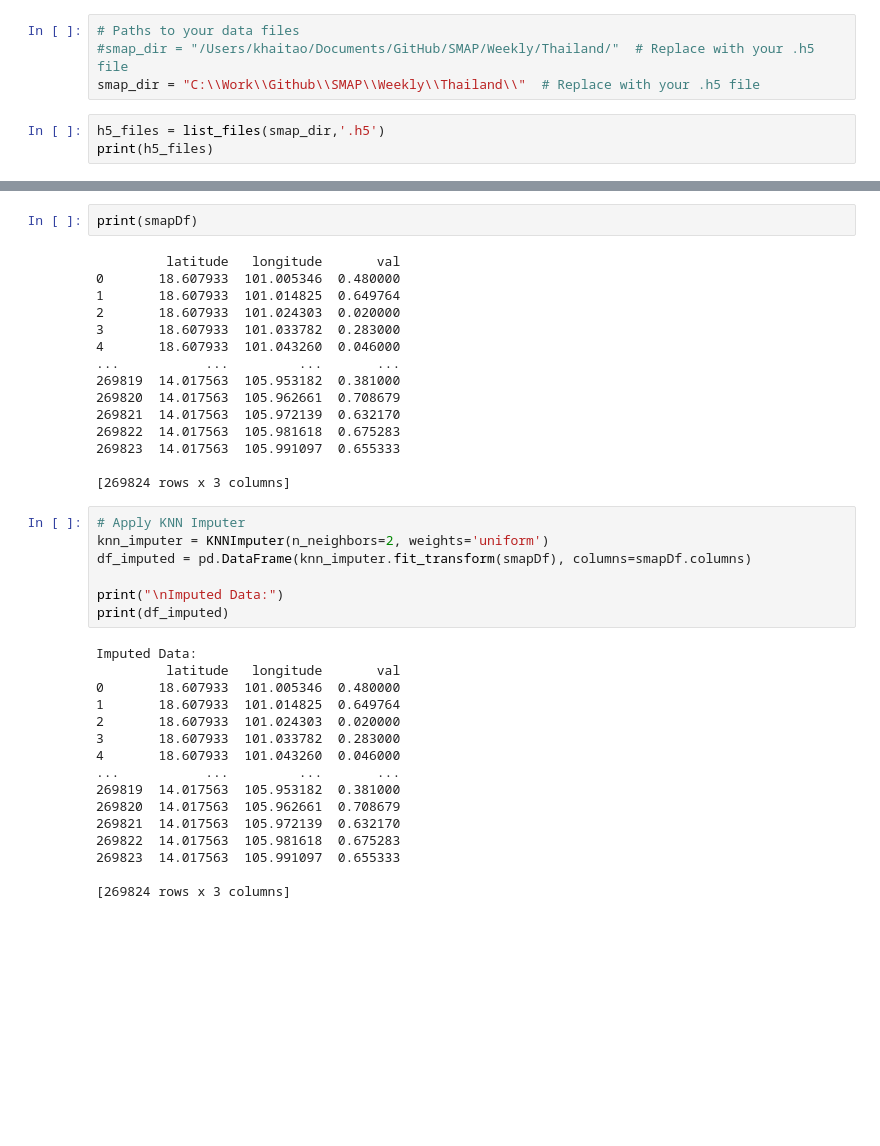
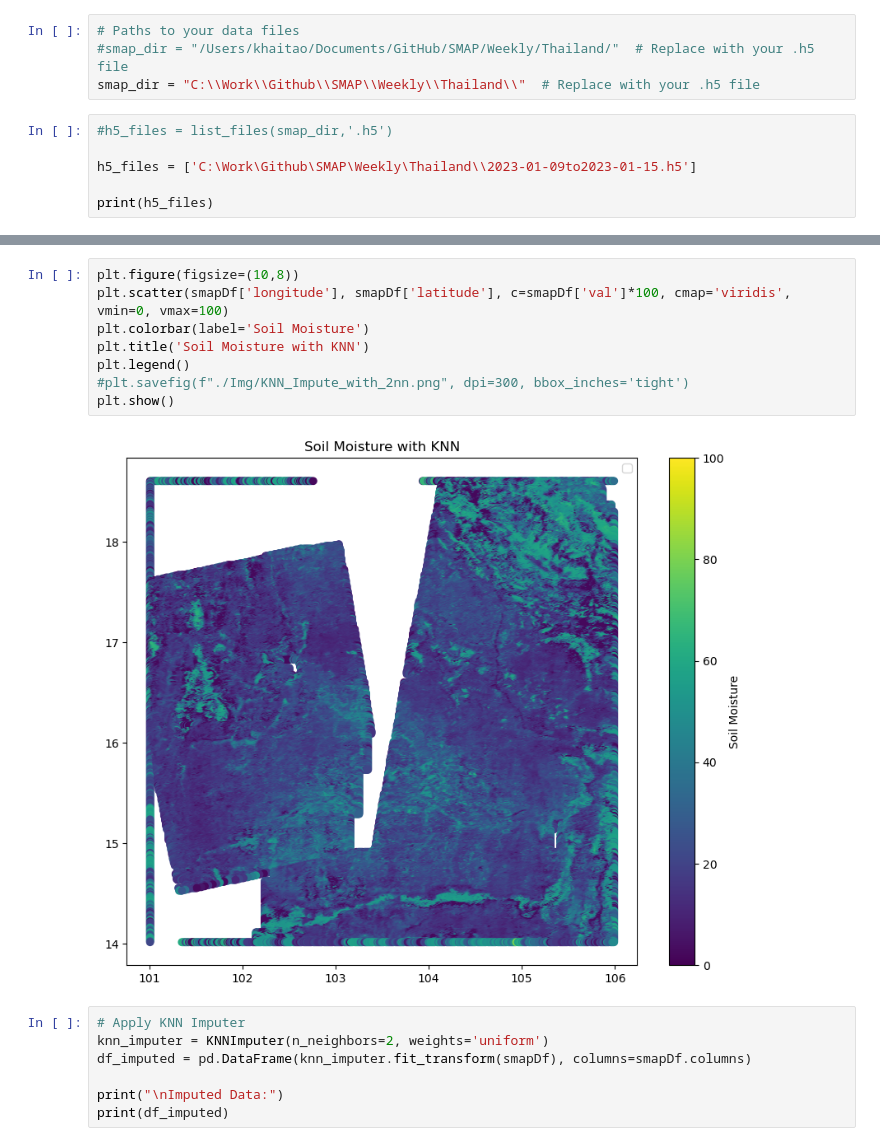
Before and after one commit to khaitao/SMAP, a Jupyter notebook: KNN/KNNImpute.ipynb, the cells around one changed output, grey strips where cells are left out. Drawn from its saved outputs; the diff is of its cells as text; blank space fills up the shorter version.

```diff
--- a/KNN/KNNImpute.ipynb
+++ b/KNN/KNNImpute.ipynb
@@ -189,6 +189,9 @@ print(points)
 #smap_dir = "/Users/khaitao/Documents/GitHub/SMAP/Weekly/Thailand/"  # Replace with your .h5 file
 smap_dir = "C:\\Work\\Github\\SMAP\\Weekly\\Thailand\\"  # Replace with your .h5 file
 # %%
-h5_files = list_files(smap_dir,'.h5')
+#h5_files = list_files(smap_dir,'.h5')
+
+h5_files = ['C:\Work\Github\SMAP\Weekly\Thailand\\2023-01-09to2023-01-15.h5']
+
 print(h5_files)
 # %% [output]
@@ -258,20 +261,13 @@ C:\Work\Github\SMAP\Weekly\Thailand\/2023-01-02to2023-01-08.h5
 # %%
-print(smapDf)
+plt.figure(figsize=(10,8))
+plt.scatter(smapDf['longitude'], smapDf['latitude'], c=smapDf['val']*100, cmap='viridis', vmin=0, vmax=100)
+plt.colorbar(label='Soil Moisture')
+plt.title('Soil Moisture with KNN')
+plt.legend()
+#plt.savefig(f"./Img/KNN_Impute_with_2nn.png", dpi=300, bbox_inches='tight')
+plt.show()
 # %% [output]
-         latitude   longitude       val
-0       18.607933  101.005346  0.480000
-1       18.607933  101.014825  0.649764
-2       18.607933  101.024303  0.020000
-3       18.607933  101.033782  0.283000
-4       18.607933  101.043260  0.046000
-...           ...         ...       ...
-269819  14.017563  105.953182  0.381000
-269820  14.017563  105.962661  0.708679
-269821  14.017563  105.972139  0.632170
-269822  14.017563  105.981618  0.675283
-269823  14.017563  105.991097  0.655333
-
-[269824 rows x 3 columns]
+[figure, added]
 # %%
 # Apply KNN Imputer
 knn_imputer = KNNImputer(n_neighbors=2, weights='uniform')
@@ -279,22 +275,6 @@ df_imputed = pd.DataFrame(knn_imputer.fit_transform(smapDf), columns=smapDf.colu
 
 print("\nImputed Data:")
 print(df_imputed)
-# %% [output]
-Imputed Data:
-         latitude   longitude       val
-0       18.607933  101.005346  0.480000
-1       18.607933  101.014825  0.649764
-2       18.607933  101.024303  0.020000
-3       18.607933  101.033782  0.283000
-4       18.607933  101.043260  0.046000
-...           ...         ...       ...
-269819  14.017563  105.953182  0.381000
-269820  14.017563  105.962661  0.708679
-269821  14.017563  105.972139  0.632170
-269822  14.017563  105.981618  0.675283
-269823  14.017563  105.991097  0.655333
-
-[269824 rows x 3 columns]
 # %%
 
 region_bounds = [4.5, 25.5, 95.5, 110.5]
```
Also changed, not shown: parts of 4 cells of this notebook, 3 other files.
